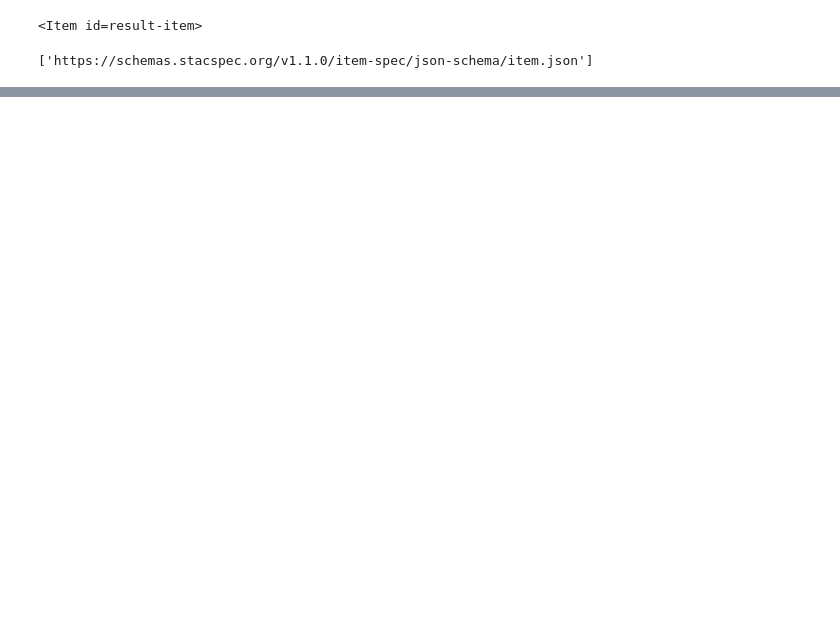
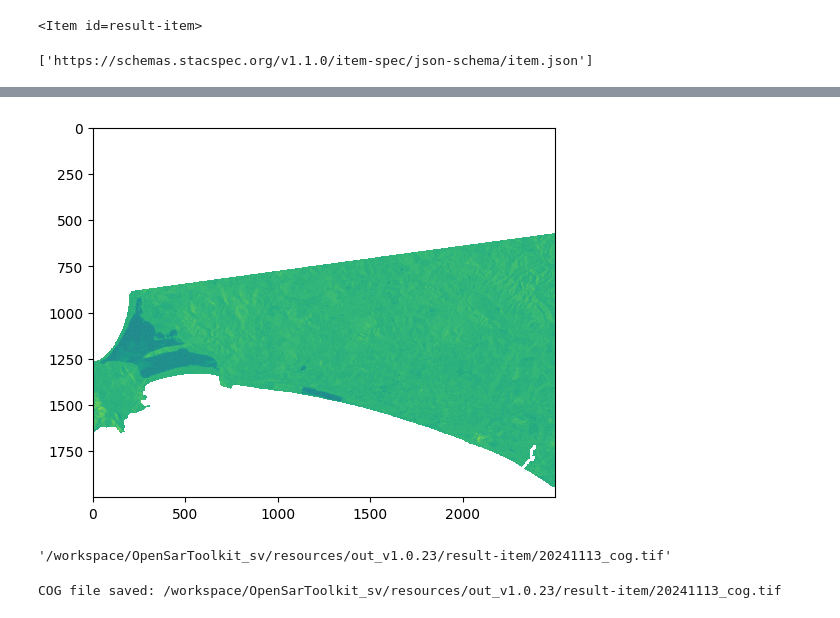
Before and after one commit to simonevaccari/OpenSarToolkit, a Jupyter notebook: resources/CheckItem.ipynb, the cells around one changed output, grey strips where cells are left out. Drawn from its saved outputs; the diff is of its cells as text; code cells hidden in the pictures; blank space fills up the shorter version.

```diff
--- a/resources/CheckItem.ipynb
+++ b/resources/CheckItem.ipynb
@@ -62,0 +122,33 @@ item.validate()
+# %%
+def plotBand(array,band):
+    plt.figure()
+    plt.imshow(array[band,1000:3000,2500:5000])
+    plt.show()
+# %%
+# Step 1: Read the input .tif file
+input_file = "/workspace/OpenSarToolkit_sv/resources/out_v1.0.23/result-item/20241113.tif"
+
+with rasterio.open(input_file) as src:
+    array = src.read()  # Read array
+    profile = src.profile  # Get the metadata profile
+
+# Update profile to correct band count
+profile.update(count=array.shape[0])  # number of bands
+# %%
+plotBand(array,band=0)
+# %% [output]
+[figure, added]
+# %%
+output_file = input_file[:-4] + '_cog.tif'
+output_file
+# %% [output]
+'/workspace/OpenSarToolkit_sv/resources/out_v1.0.23/result-item/20241113_cog.tif'
+# %%
+# Optional: Define transparency indexes if needed, e.g., set no-data pixels to 255
+transparency_indexes = np.isnan(array)
+
+# Step 2: Call rasterio_save to generate a COG
+rasterio_save(array, profile, output_file, transparency_indexes)
+print(f'COG file saved: {output_file}')
+# %% [output]
+COG file saved: /workspace/OpenSarToolkit_sv/resources/out_v1.0.23/result-item/20241113_cog.tif
```
Also changed, not shown: parts of 7 cells of this notebook.
